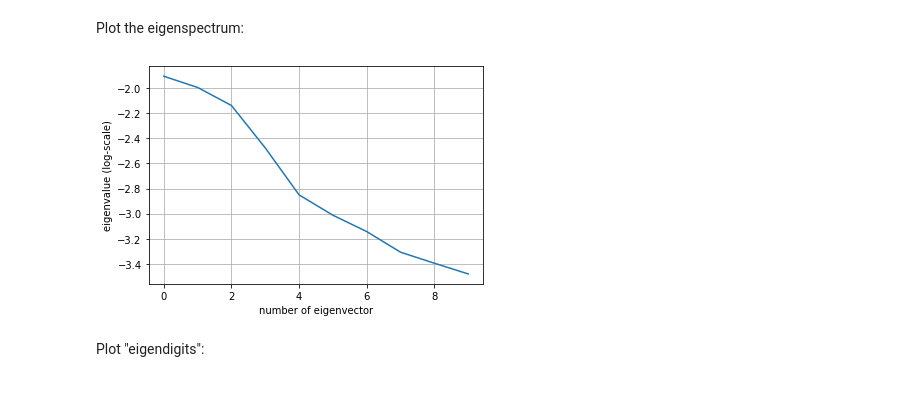
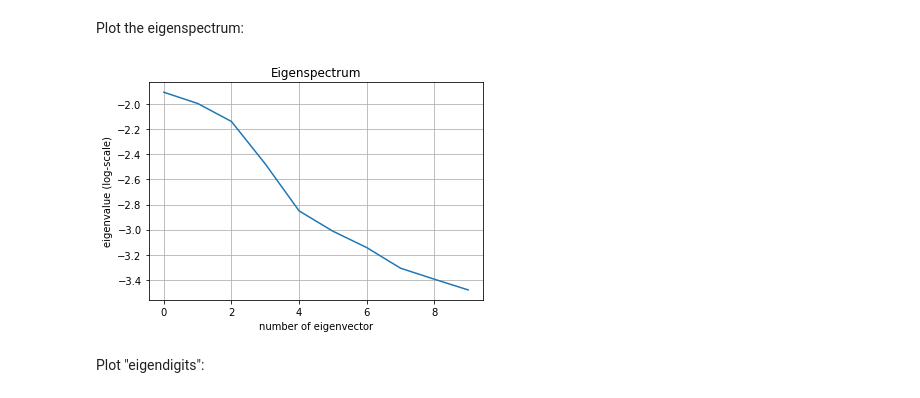
Before and after one commit to henrikwindum/ML, a Jupyter notebook: Home Assignment 5/PCA Assignment 5.ipynb, the cells around one changed output. Drawn from its saved outputs; the diff is of its cells as text; code cells hidden in the pictures.

```diff
--- a/Home Assignment 5/PCA Assignment 5.ipynb
+++ b/Home Assignment 5/PCA Assignment 5.ipynb
@@ -41,11 +41,12 @@ Plot the eigenspectrum:
 # %%
 plt.plot(np.arange(0, 10), np.log(plot_eigenvalues[:10]))
 plt.ylabel('eigenvalue (log-scale)')
 plt.xlabel('number of eigenvector')
+plt.title('Eigenspectrum')
 plt.grid()
 plt.show()
 # %% [output]
-[figure, old version]
+[figure, new version]
 # %% [markdown]
 Plot "eigendigits":
 # %%
```
Also changed, not shown: parts of 1 cell of this notebook, 3 other files.
